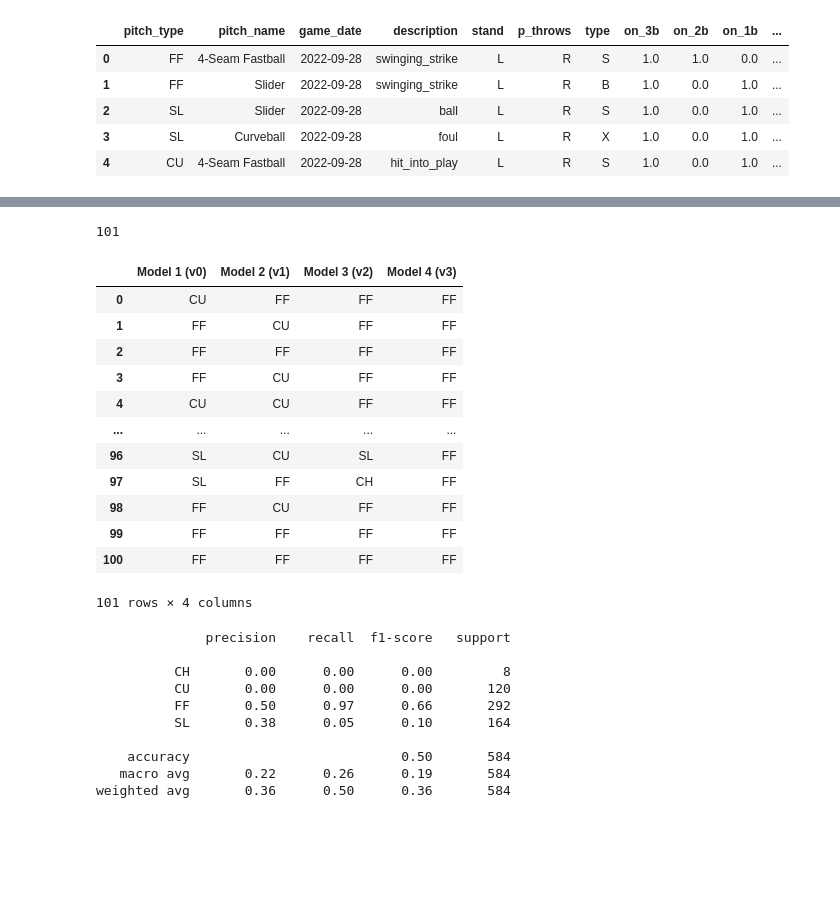
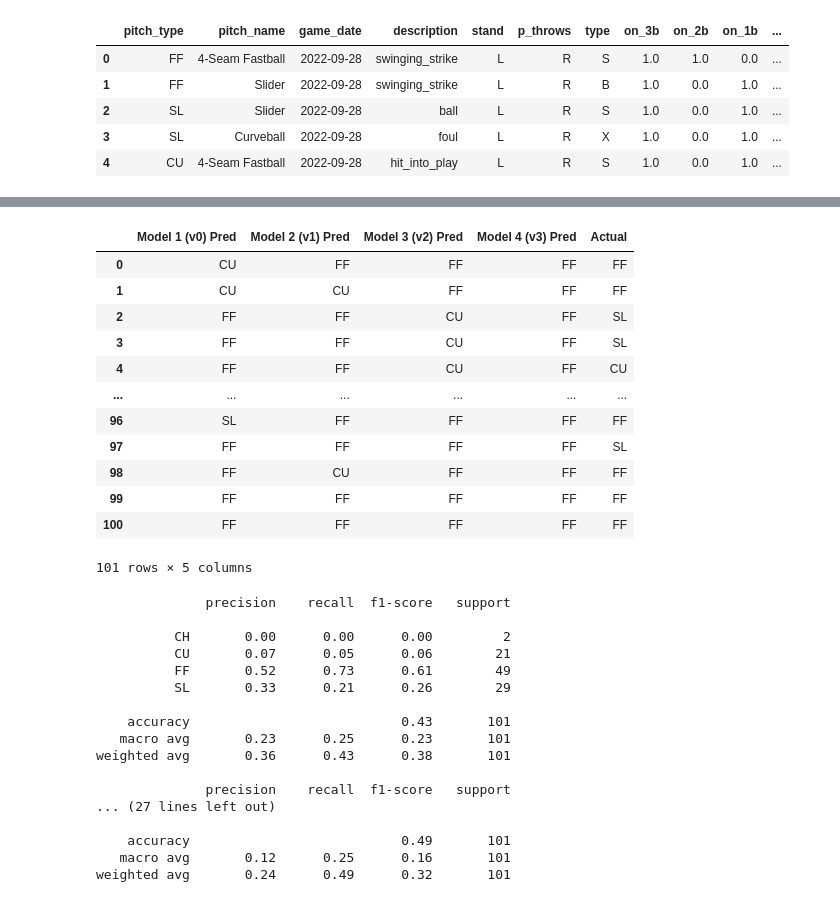
Before and after one commit to Rishi-Prasadha/MLB_ML_Pitching_Prediction, a Jupyter notebook: rishi/starter.ipynb, the cells around one changed output, grey strips where cells are left out. Saved outputs shown, nothing was run; the diff lists cells and outputs as text; code cells hidden in the pictures; blank space fills up the shorter version.

Commit message:
Finalized testing analysis

```diff
--- a/rishi/starter.ipynb
+++ b/rishi/starter.ipynb
@@ -1106,8 +1091,5 @@ Loss: 1.110135793685913, Accuracy: 0.48514851927757263
 # %%
 # # Have the neural network cast its prediction on what pitch is next
-
-from typing import final
-
 
 y_pred_v0 = nn_v0.predict(X_real_testing)
 y_pred_v1 = nn_v1.predict(X_real_testing)
@@ -1118,8 +1100,6 @@ pred_final_v0 = np.argmax(y_pred_v0, axis=1)
 pred_final_v1 = np.argmax(y_pred_v1, axis=1)
 pred_final_v2 = np.argmax(y_pred_v2, axis=1)
 pred_final_v3 = np.argmax(y_pred_v3, axis=1)
-
-display(len(pred_final_v0))
 
 # Translate target of test set into pitch type
 
@@ -1154,10 +1134,13 @@ for arrays in [pred_final_v0, pred_final_v1, pred_final_v2, pred_final_v3]:
     y_pred_series = pd.DataFrame(y_pred_converted)
     final_results_real = pd.concat([final_results_real, y_pred_series], axis=1)
 
-final_results_real = pd.concat([final_results_real, ])
-final_results_real.columns = ['Model 1 (v0)', 'Model 2 (v1)', 'Model 3 (v2)', 'Model 4 (v3)']
+final_results_real = pd.concat([final_results_real, y_real_testing], axis=1)
+final_results_real.columns = ['Model 1 (v0) Pred', 'Model 2 (v1) Pred', 'Model 3 (v2) Pred', 'Model 4 (v3) Pred', 'Actual']
 
 display(final_results_real)
-print(classification_report(final_results['Actual'], final_results['Predictions']))
+print(classification_report(final_results_real['Actual'], final_results_real['Model 1 (v0) Pred']))
+print(classification_report(final_results_real['Actual'], final_results_real['Model 2 (v1) Pred']))
+print(classification_report(final_results_real['Actual'], final_results_real['Model 3 (v2) Pred']))
+print(classification_report(final_results_real['Actual'], final_results_real['Model 4 (v3) Pred']))
 # %% [output]
 4/4 [==============================] - 0s 1ms/step
@@ -1167,24 +1150,30 @@ print(classification_report(final_results['Actual'], final_results['Predictions'
+|  | Model 1 (v0) Pred | Model 2 (v1) Pred | Model 3 (v2) Pred | Model 4 (v3) Pred | Actual |
+| 0 | CU | FF | FF | FF | FF |
+| 1 | CU | CU | FF | FF | FF |
+| 2 | FF | FF | CU | FF | SL |
+| 3 | FF | FF | CU | FF | SL |
+| 4 | FF | FF | CU | FF | CU |
+| ... | ... | ... | ... | ... | ... |
+| 96 | SL | FF | FF | FF | FF |
+| 97 | FF | FF | FF | FF | SL |
+| 98 | FF | CU | FF | FF | FF |
+| 99 | FF | FF | FF | FF | FF |
+| 100 | FF | FF | FF | FF | FF |
-101
+101 rows × 5 columns
-|  | Model 1 (v0) | Model 2 (v1) | Model 3 (v2) | Model 4 (v3) |
-| 0 | CU | FF | FF | FF |
-| 1 | FF | CU | FF | FF |
-| 2 | FF | FF | FF | FF |
-| 3 | FF | CU | FF | FF |
-| 4 | CU | CU | FF | FF |
-| ... | ... | ... | ... | ... |
-| 96 | SL | CU | SL | FF |
-| 97 | SL | FF | CH | FF |
-| 98 | FF | CU | FF | FF |
-| 99 | FF | FF | FF | FF |
-| 100 | FF | FF | FF | FF |
-101 rows × 4 columns
+              precision    recall  f1-score   support
+
+          CH       0.00      0.00      0.00         2
+          CU       0.07      0.05      0.06        21
+          FF       0.52      0.73      0.61        49
+          SL       0.33      0.21      0.26        29
+
+    accuracy                           0.43       101
+   macro avg       0.23      0.25      0.23       101
+weighted avg       0.36      0.43      0.38       101
+
+              precision    recall  f1-score   support
+... (27 lines left out)
+
+    accuracy                           0.49       101
+   macro avg       0.12      0.25      0.16       101
+weighted avg       0.24      0.49      0.32       101
-              precision    recall  f1-score   support
-
-          CH       0.00      0.00      0.00         8
-          CU       0.00      0.00      0.00       120
-          FF       0.50      0.97      0.66       292
-          SL       0.38      0.05      0.10       164
-
-    accuracy                           0.50       584
-   macro avg       0.22      0.26      0.19       584
-weighted avg       0.36      0.50      0.36       584
```
Also changed, not shown: parts of 27 cells of this notebook.
